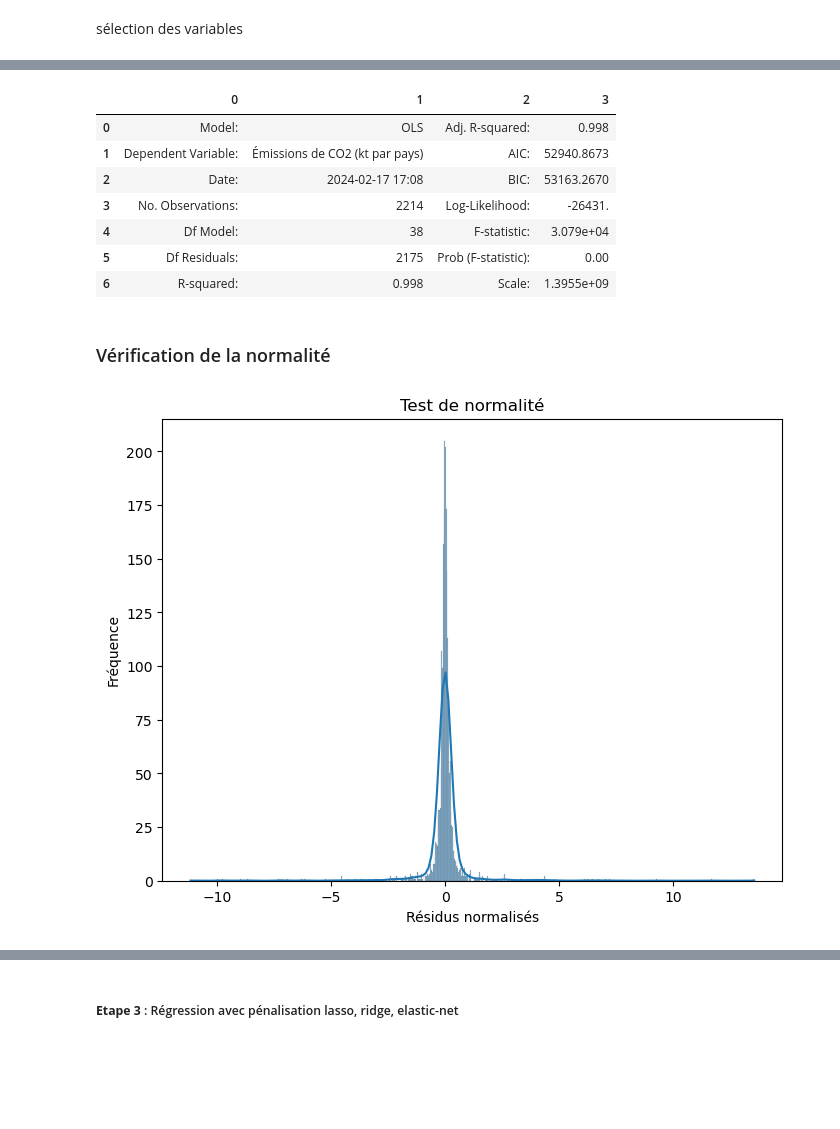
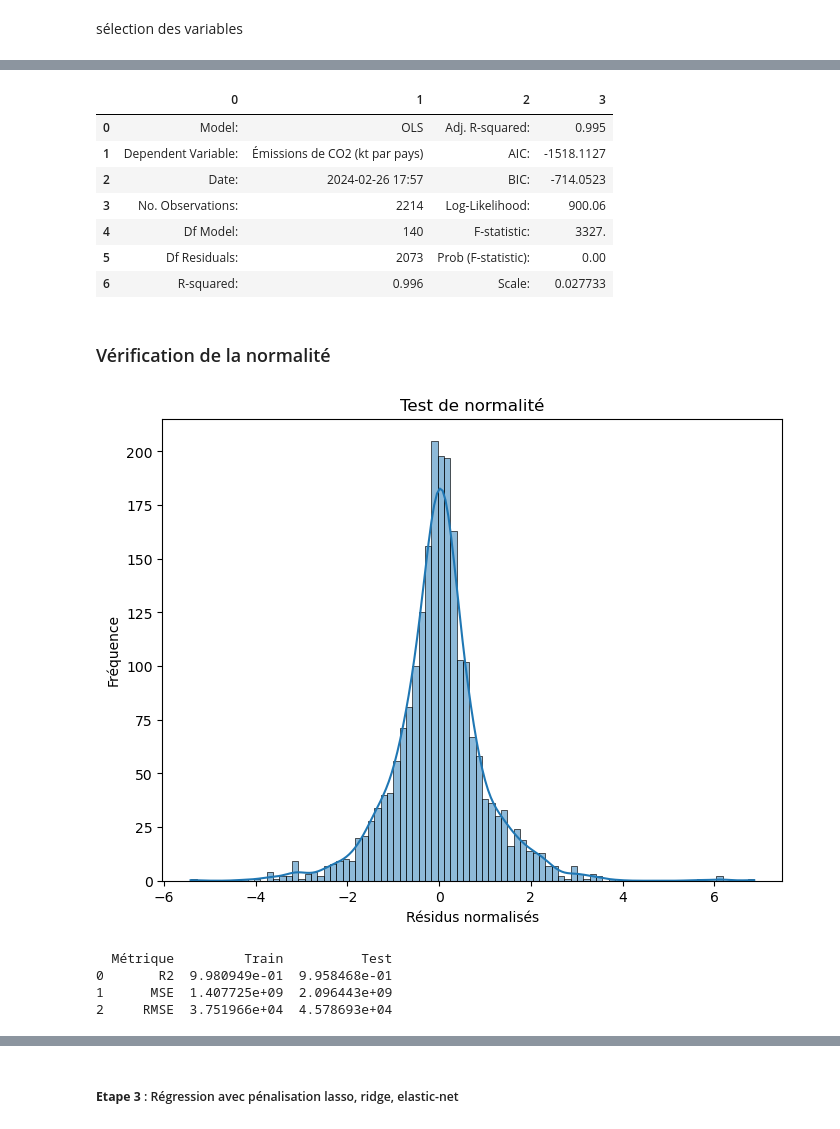
Before and after one commit to hugoguilbot/MLProject, a Jupyter notebook: Modélisation-Regression-Lineaire.ipynb, the cells around one changed output, grey strips where cells are left out. Drawn from its saved outputs; the diff is of its cells as text; code cells hidden in the pictures; blank space fills up the shorter version.

```diff
--- a/Modélisation-Regression-Lineaire.ipynb
+++ b/Modélisation-Regression-Lineaire.ipynb
@@ -212,7 +214,7 @@ Etape 4 : Régression pénalisée avec sélection de variable
 import statsmodels.api as sm
 
 # Fit du modèle linéaire
-lr_model_1 = sm.OLS(y_train, sm.add_constant(X_train)).fit()
+lr_model_1 = sm.OLS(log_y_train, sm.add_constant(X_train)).fit()
 
 # Obtention du tableau de résultats
 results_table = lr_model_1.summary2().tables[1]
@@ -336,5 +409,6 @@ elec renouvelable, chine; superficie, nucléaire, USA, part des energies ...
 # %%
 import statsmodels.api as sm
+import pandas as pd
 
 def forward_selection(data, target, significance_level=0.05):
     initial_features = data.columns.tolist()
@@ -351,11 +425,14 @@ def forward_selection(data, target, significance_level=0.05):
         min_p_value = new_pval.min()
         if min_p_value < significance_level:
             best_features.append(new_pval.idxmin())
+            # Assurez-vous de retirer la variable sélectionnée de initial_features pour éviter la réévaluation
+            initial_features.remove(new_pval.idxmin())
         else:
             break
 
     return best_features
 
-selected_features = forward_selection(X_train, y_train)
+
+selected_features = forward_selection(X_train, log_y_train)
 print(selected_features)
 # %% [output]
@@ -405,7 +482,7 @@ Xs_test = test_selectedb.drop("Émissions de CO2 (kt par pays)", axis=1)
 ys_test = test_selectedb["Émissions de CO2 (kt par pays)"]
 
 # Fit du modèle linéaire
-lr_modelb_2 = sm.OLS(ys_train, sm.add_constant(Xs_train)).fit()
+lr_modelb_2 = sm.OLS(np.log(ys_train), sm.add_constant(Xs_train)).fit()
 
 # Obtention du tableau de résultats
 results_table = lr_modelb_2.summary2().tables[1]
@@ -432,23 +505,50 @@ results_table
 lr_modelb_2.summary2().tables[0]
 # %% [output]
 |  | 0 | 1 | 2 | 3 |
-| 0 | Model: | OLS | Adj. R-squared: | 0.998 |
-| 1 | Dependent Variable: | Émissions de CO2 (kt par pays) | AIC: | 52940.8673 |
-| 2 | Date: | 2024-02-17 17:08 | BIC: | 53163.2670 |
-| 3 | No. Observations: | 2214 | Log-Likelihood: | -26431. |
-| 4 | Df Model: | 38 | F-statistic: | 3.079e+04 |
-| 5 | Df Residuals: | 2175 | Prob (F-statistic): | 0.00 |
-| 6 | R-squared: | 0.998 | Scale: | 1.3955e+09 |
+| 0 | Model: | OLS | Adj. R-squared: | 0.995 |
+| 1 | Dependent Variable: | Émissions de CO2 (kt par pays) | AIC: | -1518.1127 |
+| 2 | Date: | 2024-02-26 17:57 | BIC: | -714.0523 |
+| 3 | No. Observations: | 2214 | Log-Likelihood: | 900.06 |
+| 4 | Df Model: | 140 | F-statistic: | 3327. |
+| 5 | Df Residuals: | 2073 | Prob (F-statistic): | 0.00 |
+| 6 | R-squared: | 0.996 | Scale: | 0.027733 |
 # %% [markdown]
 ### Vérification de la normalité
 # %%
 # Test de normalité
-resid_norm = lr_model.get_influence().resid_studentized_internal
+resid_norm = lr_modelb_2.get_influence().resid_studentized_internal
 plt.figure(figsize=(8, 6))
 sns.histplot(resid_norm, kde=True)
 plt.title('Test de normalité')
 plt.xlabel('Résidus normalisés')
 plt.ylabel('Fréquence')
 plt.show()
 # %% [output]
-[figure, old version]
+[figure, new version]
+# %%
+# Obtention des prédictions et des métriques d'évaluation
+lr2_y_train_pred = lr_modelb_2.predict(sm.add_constant(Xs_train))
+lr2_y_test_pred = lr_modelb_2.predict(sm.add_constant(Xs_test))
+r2_train = r2_score(ys_train, np.exp(lr2_y_train_pred))
+r2_test = r2_score(ys_test, np.exp(lr2_y_test_pred))
+mse_train = mean_squared_error(ys_train, np.exp(lr2_y_train_pred))
+mse_test = mean_squared_error(ys_test, np.exp(lr2_y_test_pred))
+rmse_train = np.sqrt(mse_train)
+rmse_test = np.sqrt(mse_test)
+
+
+
+# Construction du tableau de résultats
+
+df_metrics = pd.DataFrame({
+    'Métrique': ['R2', 'MSE', 'RMSE'],
+    'Train': [r2_train, mse_train, rmse_train],
+    'Test': [r2_test, mse_test, rmse_test]
+})
+
+print(df_metrics)
+# %% [output]
+  Métrique         Train          Test
+0       R2  9.980949e-01  9.958468e-01
+1      MSE  1.407725e+09  2.096443e+09
+2     RMSE  3.751966e+04  4.578693e+04
```
Also changed, not shown: parts of 33 cells of this notebook.
